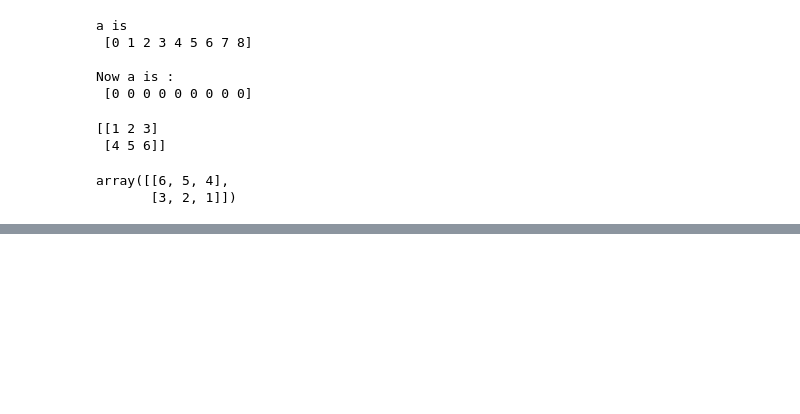
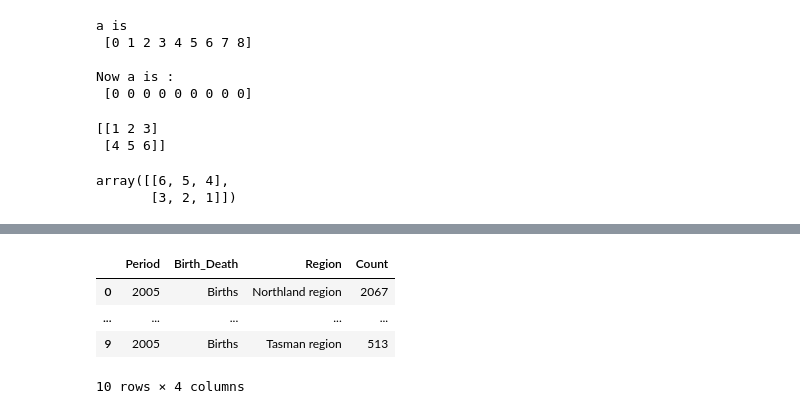
Before and after one commit to Dhruvi0901/Machine-Learning, a Jupyter notebook: ML_Practical2.ipynb, the cells around one changed output, grey strips where cells are left out. Drawn from its saved outputs; the diff is of its cells as text; code cells hidden in the pictures; blank space fills up the shorter version.

```diff
--- a/ML_Practical2.ipynb
+++ b/ML_Practical2.ipynb
@@ -231,0 +239,5 @@ array([[6, 5, 4],
+# %%
+#read CSV file
+import pandas as pd
+df = pd.read_csv('/content/bd-dec20-births-deaths-by-region.csv')
+print(df)
@@ -231,0 +278,9 @@ array([[6, 5, 4],
+# %%
+#top n rows
+df.head(10)
+# %% [output]
+|  | Period | Birth_Death | Region | Count |
+| 0 | 2005 | Births | Northland region | 2067 |
+| ... | ... | ... | ... | ... |
+| 9 | 2005 | Births | Tasman region | 513 |
+10 rows × 4 columns
```
Also changed, not shown: parts of 8 cells of this notebook.
